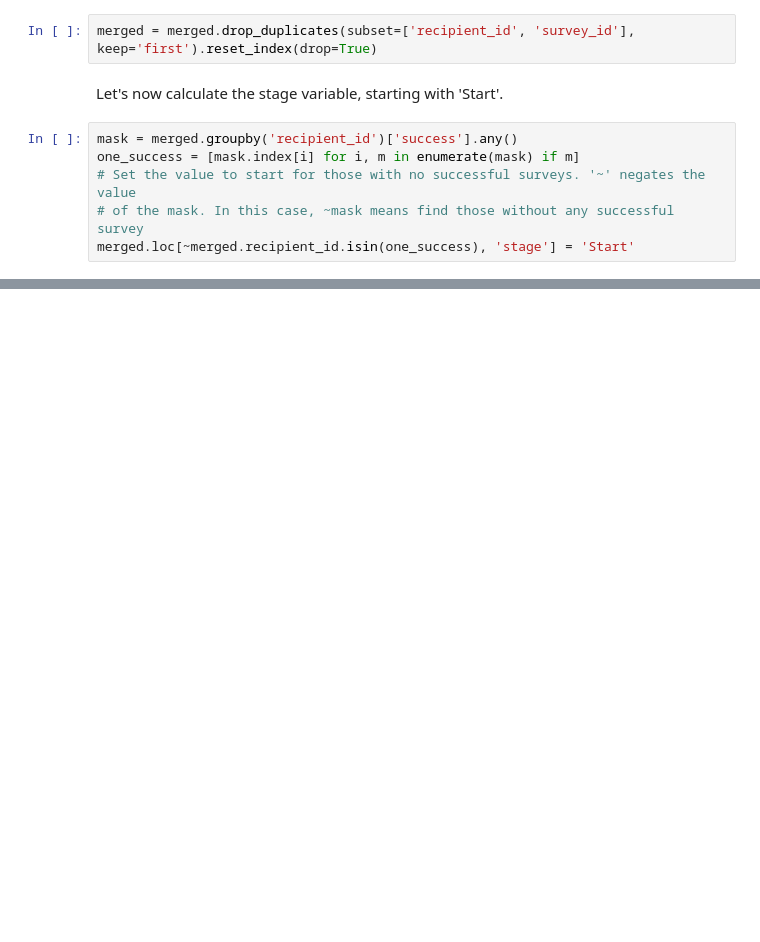
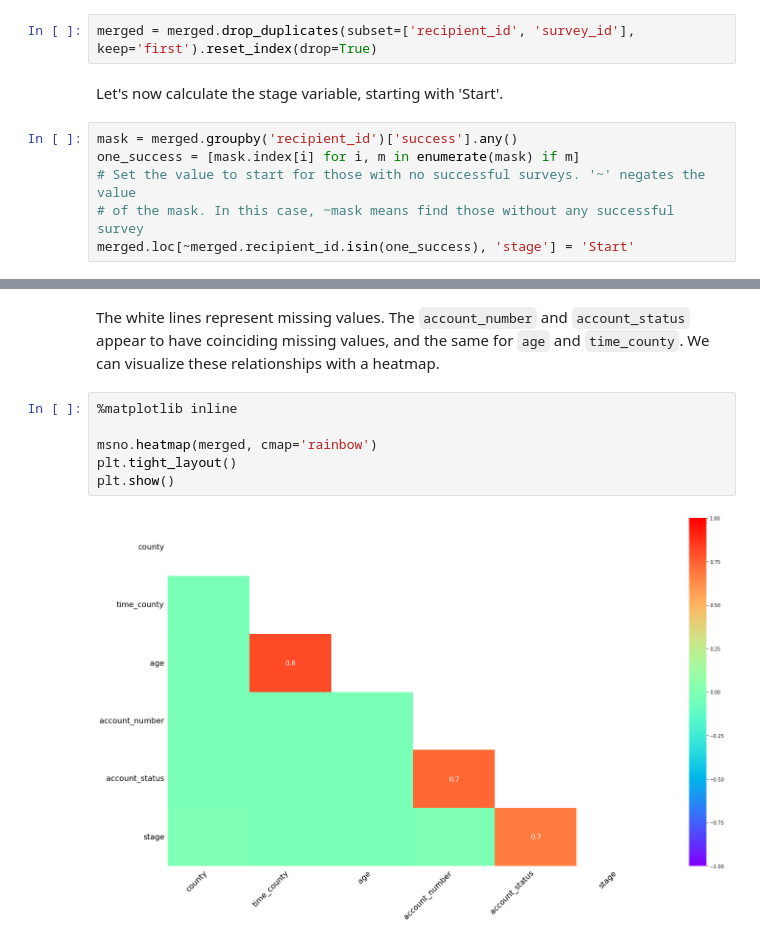
Before and after one commit to dcjohnson24/give-directly-interview, a Jupyter notebook: give-directly-assessment.ipynb, the cells around one changed output, grey strips where cells are left out. Saved outputs shown, nothing was run; the diff lists cells and outputs as text; blank space fills up the shorter version.

```diff
--- a/give-directly-assessment.ipynb
+++ b/give-directly-assessment.ipynb
@@ -64,0 +246,10 @@ merged.loc[merged.recipient_id.isin(one_success) & merged.recipient_id.isin(reci
+# %% [markdown]
+The white lines represent missing values. The `account_number` and `account_status` appear to have coinciding missing values, and the same for `age` and `time_county`. We can visualize these relationships with a heatmap.
+# %%
+%matplotlib inline
+
+msno.heatmap(merged, cmap='rainbow')
+plt.tight_layout()
+plt.show()
+# %% [output]
+[figure, added]
```
Also changed, not shown: parts of 76 cells of this notebook, 2 other files.
